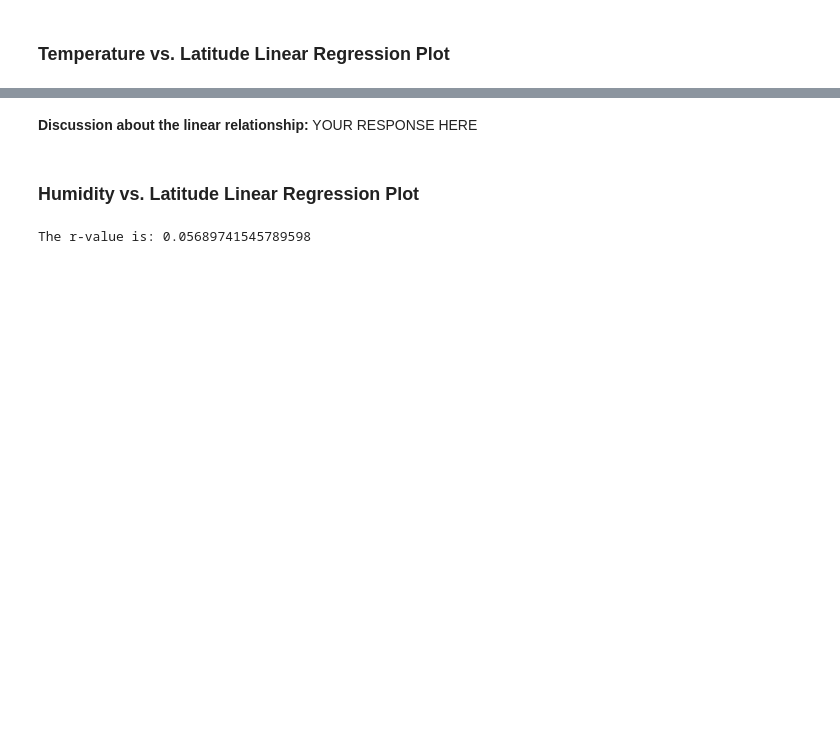
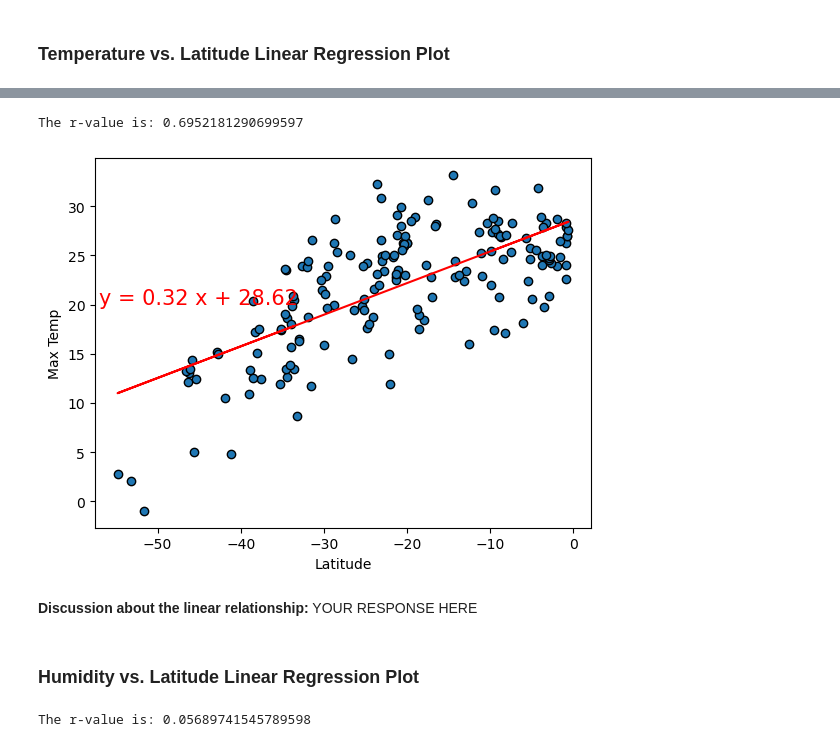
Before and after one commit to rbitas/Python-Api-challenge, a Jupyter notebook: WeatherPy/WeatherPy.ipynb, the cells around one changed output, grey strips where cells are left out. Cells and saved outputs as stored; diff of their text form; code cells hidden in the pictures; blank space fills up the shorter version.

```diff
--- a/WeatherPy/WeatherPy.ipynb
+++ b/WeatherPy/WeatherPy.ipynb
@@ -315,3 +322,11 @@ The r-value is: 0.4121057168607245
+# %%
+# Linear regression on Southern Hemisphere
+x_values = southern_hemi_df["Lat"]
+y_values = southern_hemi_df["Max Temp"]
+plot_linear_regression(x_values, y_values, (-57,20))
+# %% [output]
+The r-value is: 0.6952181290699597
+[figure, added]
 # %% [markdown]
 **Discussion about the linear relationship:** YOUR RESPONSE HERE
 # %% [markdown]
```
Also changed, not shown: parts of 16 cells of this notebook, 5 other files.
